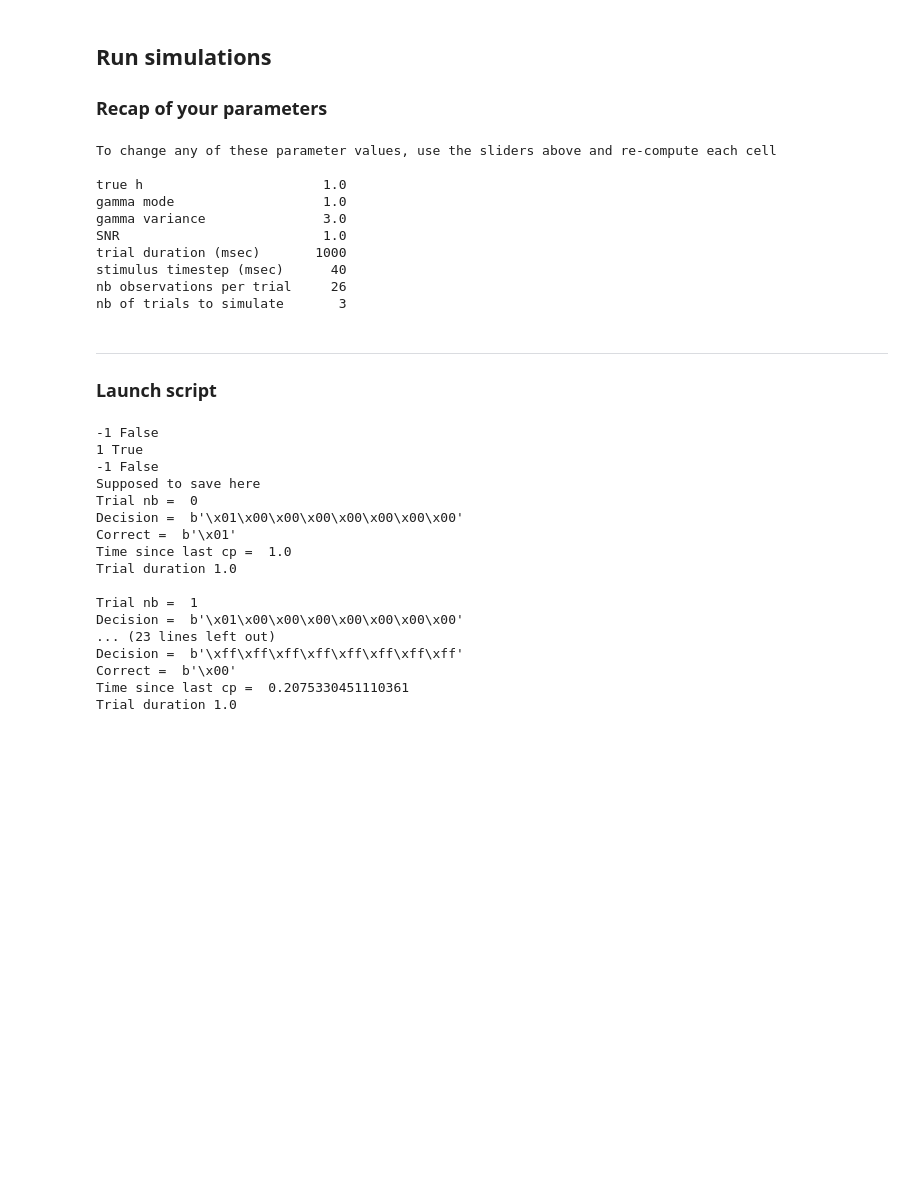
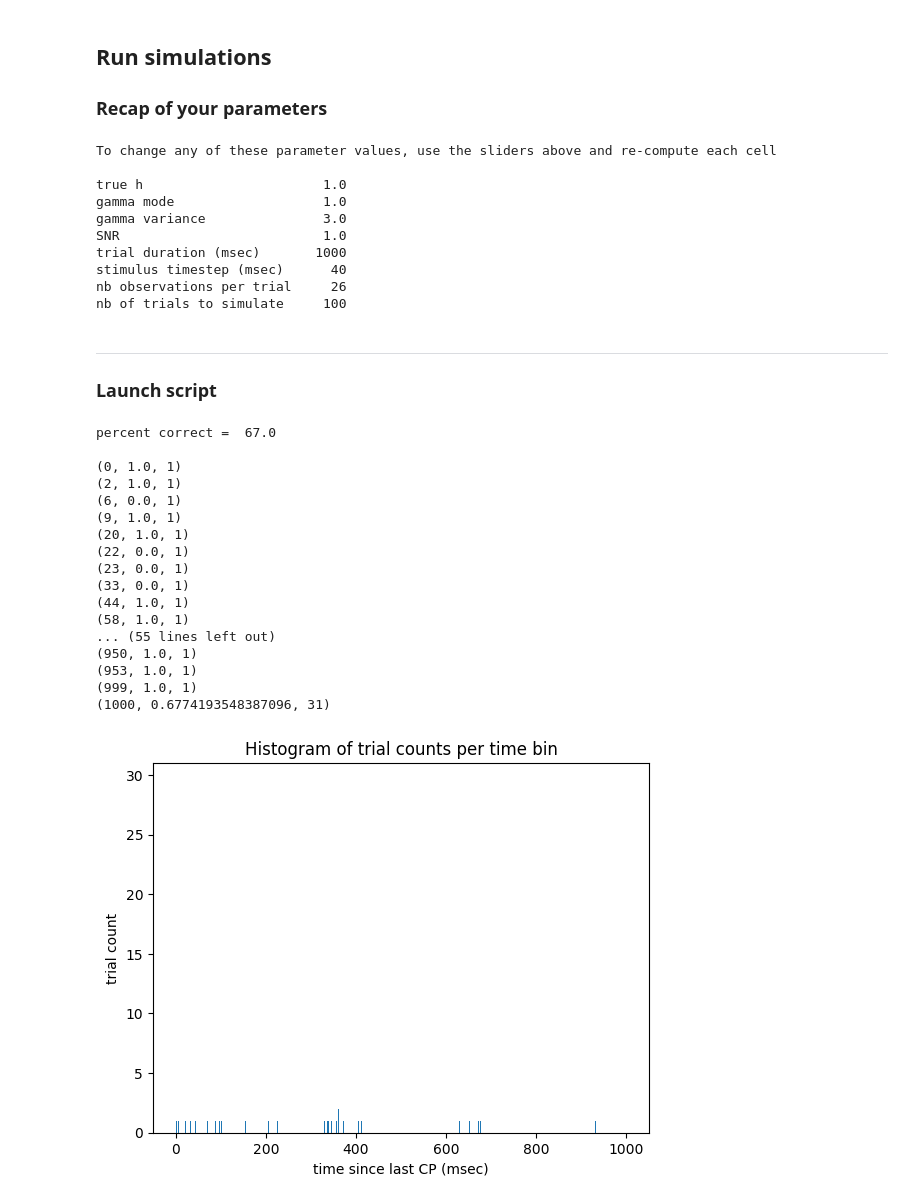
Before and after one commit to aernesto/dots-reversal-ideal-obs, a Jupyter notebook: Jupyter_1.ipynb, the cells around one changed output. Drawn from its saved outputs; the diff is of its cells as text; code cells hidden in the pictures; blank space fills up the shorter version.

Commit message:
pb with histogram

```diff
--- a/Jupyter_1.ipynb
+++ b/Jupyter_1.ipynb
@@ -623,7 +683,7 @@ T = y_widget.value
 # %% [markdown]
 ## Choose number of trials to simulate
 # %%
-def jj(Trials=3):
+def jj(Trials=100):
     return Trials
 xx = interactive(jj, Trials=(1,10000))
 display(xx)
@@ -687,31 +747,35 @@ SNR                          1.0
 trial duration (msec)       1000
 stimulus timestep (msec)      40
 nb observations per trial     26
-nb of trials to simulate       3
+nb of trials to simulate     100
 # %% [markdown]
 ---
 ### Launch script
 # %%
 random.seed()  # not sure this is the correct way to change the seed automatically
 Expt = Experiment(setof_stim_noise=sigma, exp_dt=dt, setof_trial_dur=T, setof_h=h,
                   tot_trial=Trials)
 Observer = IdealObs(dt=Expt.exp_dt, expt=Expt, prior_h=np.array([alpha, beta]))
+aa = datetime.datetime.now().replace(microsecond=0)
 Expt.launch(Observer, singleTrialOutputs, multiTrialOutputs)
+bb = datetime.datetime.now().replace(microsecond=0)
+print('total elapsed time in hours:min:sec is', bb - aa)
 # %% [output]
--1 False
-1 True
--1 False
-Supposed to save here
-Trial nb =  0
-Decision =  b'\x01\x00\x00\x00\x00\x00\x00\x00'
-Correct =  b'\x01'
-Time since last cp =  1.0
-Trial duration 1.0
+percent correct =  67.0
 
-Trial nb =  1
-Decision =  b'\x01\x00\x00\x00\x00\x00\x00\x00'
-... (23 lines left out)
-Decision =  b'\xff\xff\xff\xff\xff\xff\xff\xff'
-Correct =  b'\x00'
-Time since last cp =  0.2075330451110361
-Trial duration 1.0
+(0, 1.0, 1)
+(2, 1.0, 1)
+(6, 0.0, 1)
+(9, 1.0, 1)
+(20, 1.0, 1)
+(22, 0.0, 1)
+(23, 0.0, 1)
+(33, 0.0, 1)
+(44, 1.0, 1)
+(58, 1.0, 1)
+... (55 lines left out)
+(950, 1.0, 1)
+(953, 1.0, 1)
+(999, 1.0, 1)
+(1000, 0.6774193548387096, 31)
+[figure, added]
```
Also changed, not shown: parts of 5 cells of this notebook.
